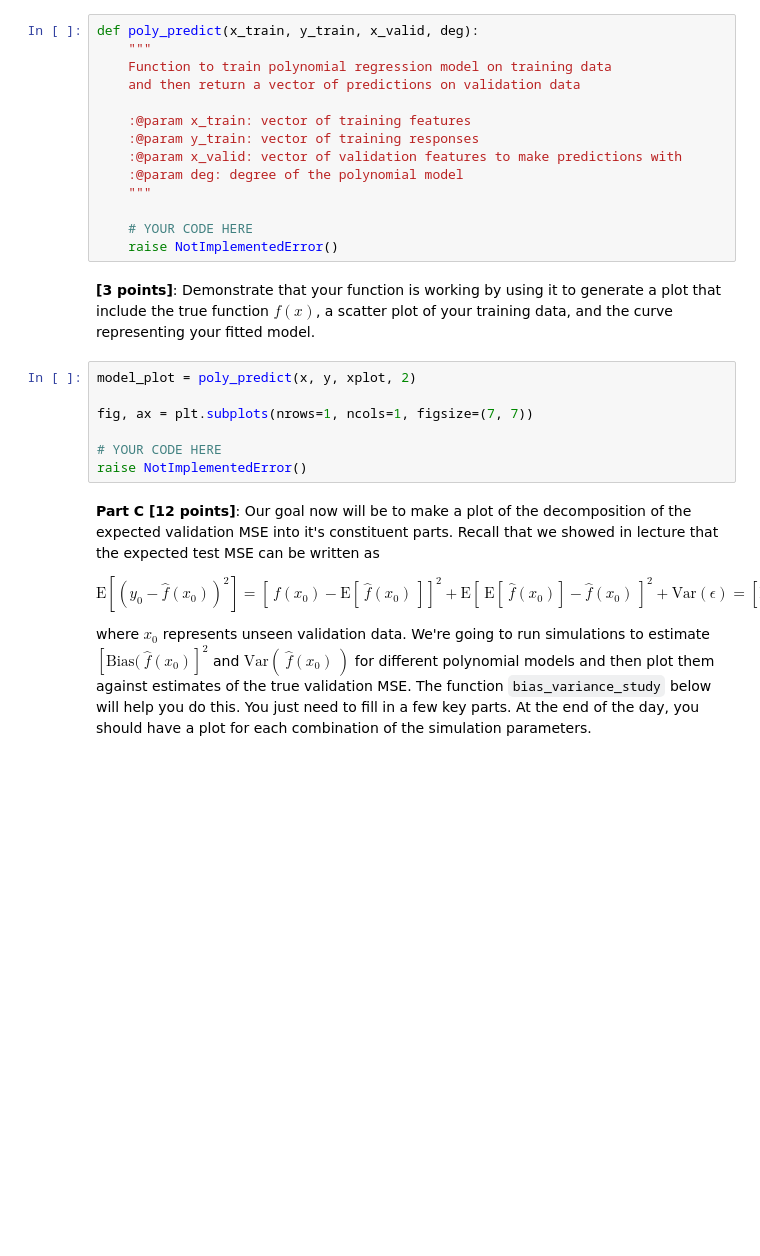
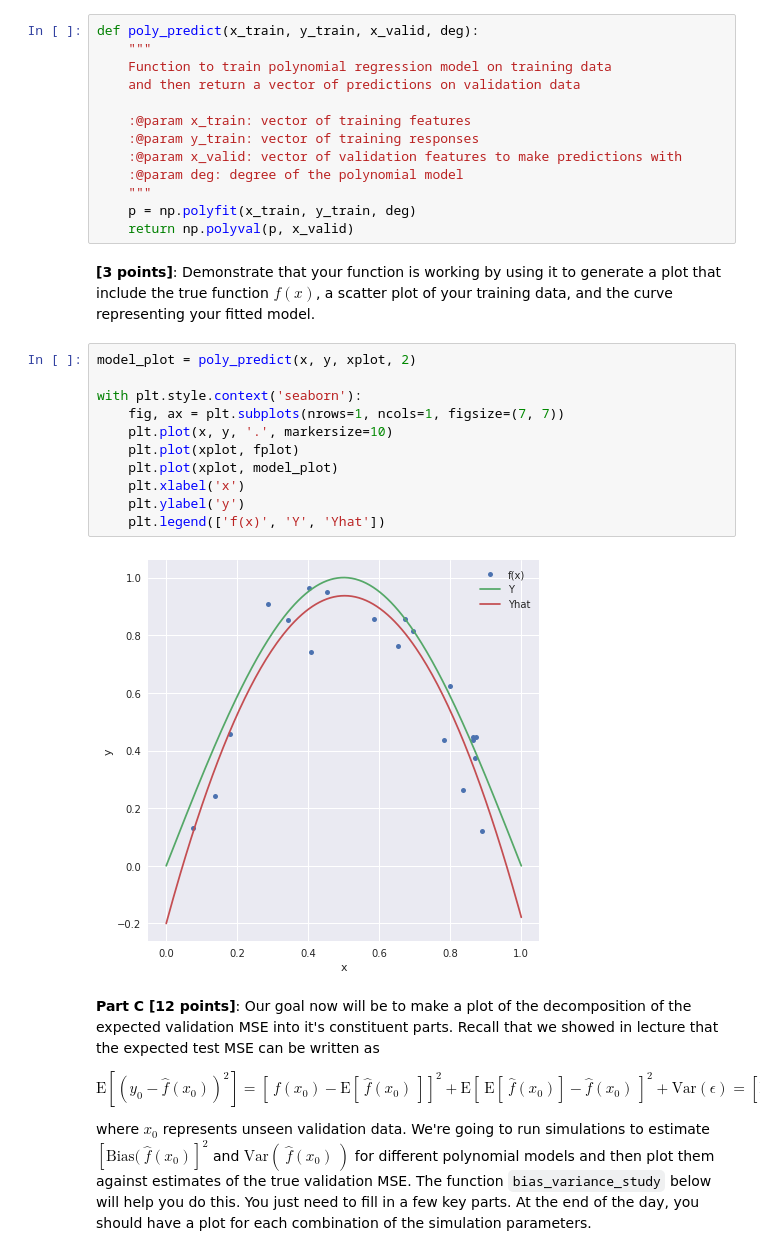
Before and after one commit to skhadem/CSCI-4622-Machine-Learning-fa20, a Jupyter notebook: hmwks/hw1/hw1.ipynb, the cells around one changed output. Cells and saved outputs as stored; diff of their text form; blank space fills up the shorter version.

```diff
--- a/hmwks/hw1/hw1.ipynb
+++ b/hmwks/hw1/hw1.ipynb
@@ -725,18 +775,23 @@ def poly_predict(x_train, y_train, x_valid, deg):
     :@param x_valid: vector of validation features to make predictions with
     :@param deg: degree of the polynomial model
     """
-
-    # YOUR CODE HERE
-    raise NotImplementedError()
+    p = np.polyfit(x_train, y_train, deg)
+    return np.polyval(p, x_valid)
 # %% [markdown]
 **[3 points]**: Demonstrate that your function is working by using it to generate a plot that include the true function $f(x)$, a scatter plot of your training data, and the curve representing your fitted model.
 # %%
 model_plot = poly_predict(x, y, xplot, 2)
 
-fig, ax = plt.subplots(nrows=1, ncols=1, figsize=(7, 7))
-
-# YOUR CODE HERE
-raise NotImplementedError()
+with plt.style.context('seaborn'):
+    fig, ax = plt.subplots(nrows=1, ncols=1, figsize=(7, 7))
+    plt.plot(x, y, '.', markersize=10)
+    plt.plot(xplot, fplot)
+    plt.plot(xplot, model_plot)
+    plt.xlabel('x')
+    plt.ylabel('y')
+    plt.legend(['f(x)', 'Y', 'Yhat'])
+# %% [output]
+[figure, added]
 # %% [markdown]
 **Part C [12 points]**: Our goal now will be to make a plot of the decomposition of the expected validation MSE into it's constituent parts.  Recall that we showed in lecture that the expected test MSE can be written as
 
```
Also changed, not shown: parts of 35 cells of this notebook, 1 other file.
